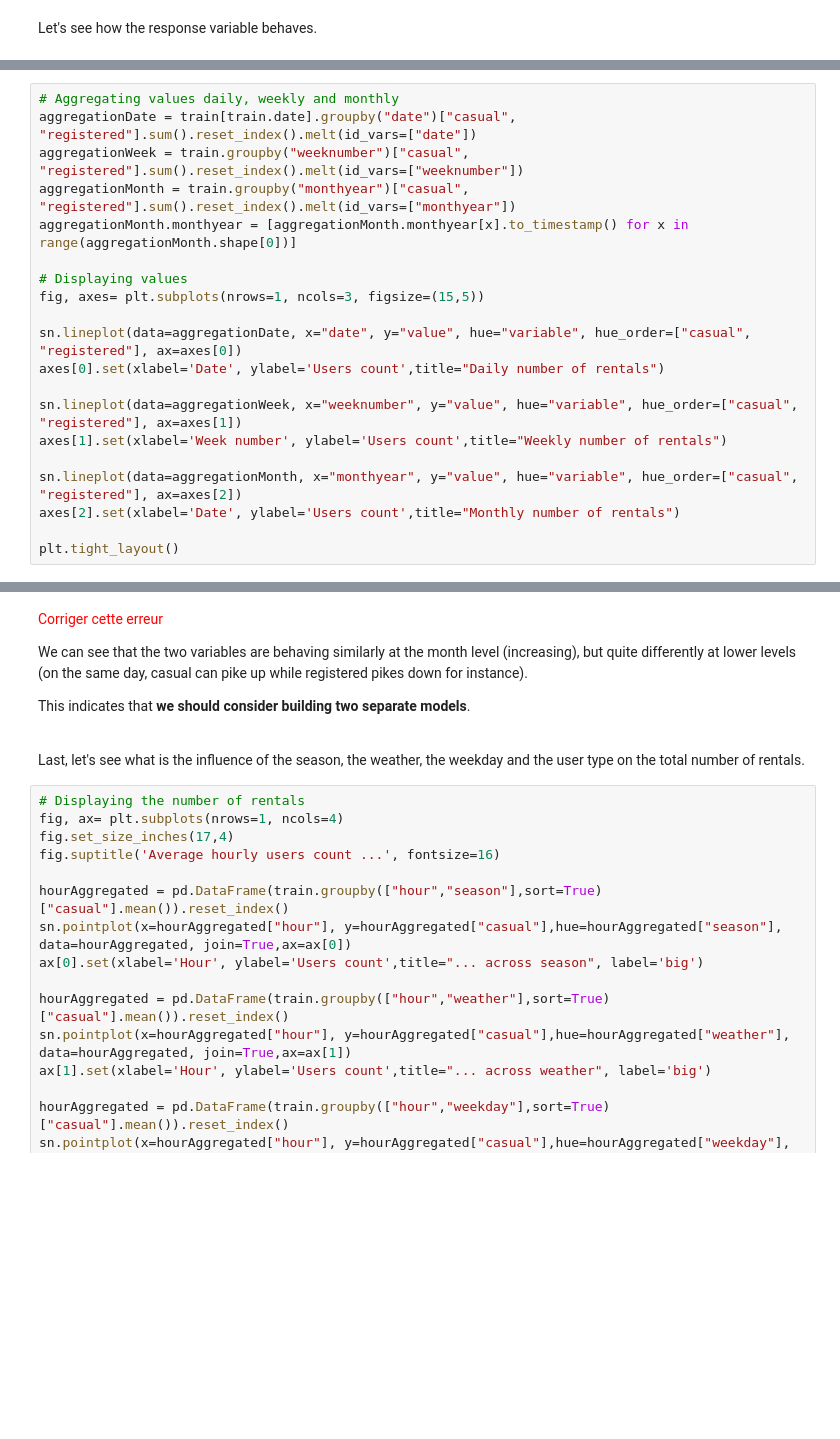
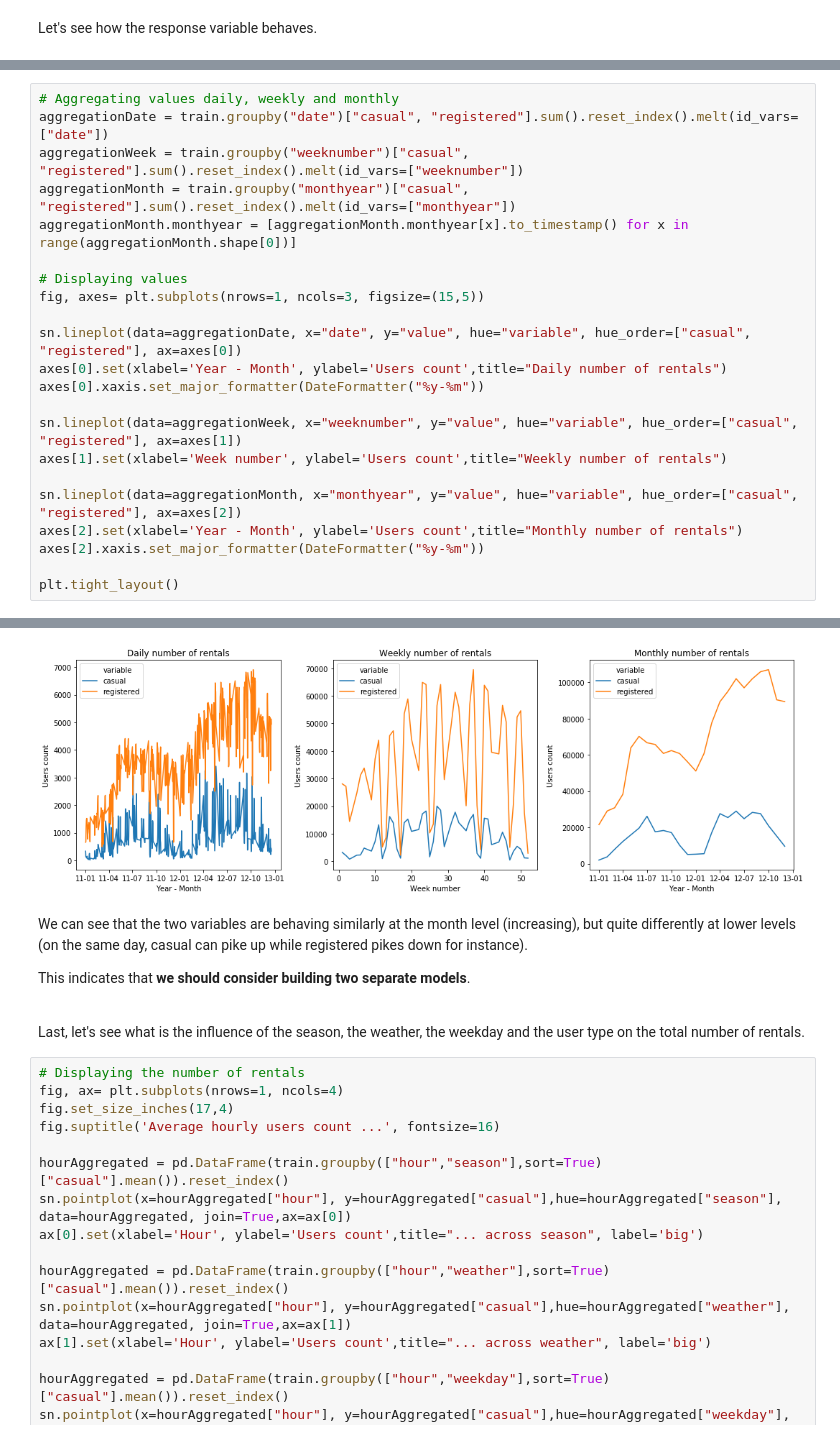
Before and after one commit to InesVA/predicting-bike-sharing-demand, a Jupyter notebook: Bike Sharing Prediction.ipynb, the cells around one changed output, grey strips where cells are left out. Saved outputs shown, nothing was run; the diff lists cells and outputs as text; blank space fills up the shorter version.

````diff
--- a/Bike Sharing Prediction.ipynb
+++ b/Bike Sharing Prediction.ipynb
@@ -213,7 +218,7 @@ plt.tight_layout()
 Instead of predicting the variable ```count```, we could predict separately ```casual``` and ```registered```, and add their predictions to obtain ```count```. This would be useful if their behaviors were dissimilar and if they needed to be modelled differently. Let's see what we should do.
 # %%
 # Aggregating values daily, weekly and monthly
-aggregationDate = train[train.date].groupby("date")["casual", "registered"].sum().reset_index().melt(id_vars=["date"])
+aggregationDate = train.groupby("date")["casual", "registered"].sum().reset_index().melt(id_vars=["date"])
 aggregationWeek = train.groupby("weeknumber")["casual", "registered"].sum().reset_index().melt(id_vars=["weeknumber"])
 aggregationMonth = train.groupby("monthyear")["casual", "registered"].sum().reset_index().melt(id_vars=["monthyear"])
 aggregationMonth.monthyear = [aggregationMonth.monthyear[x].to_timestamp() for x in range(aggregationMonth.shape[0])]
@@ -222,13 +227,15 @@ aggregationMonth.monthyear = [aggregationMonth.monthyear[x].to_timestamp() for x
 fig, axes= plt.subplots(nrows=1, ncols=3, figsize=(15,5))
 
 sn.lineplot(data=aggregationDate, x="date", y="value", hue="variable", hue_order=["casual", "registered"], ax=axes[0])
-axes[0].set(xlabel='Date', ylabel='Users count',title="Daily number of rentals")
+axes[0].set(xlabel='Year - Month', ylabel='Users count',title="Daily number of rentals")
+axes[0].xaxis.set_major_formatter(DateFormatter("%y-%m"))
 
 sn.lineplot(data=aggregationWeek, x="weeknumber", y="value", hue="variable", hue_order=["casual", "registered"], ax=axes[1])
 axes[1].set(xlabel='Week number', ylabel='Users count',title="Weekly number of rentals")
 
 sn.lineplot(data=aggregationMonth, x="monthyear", y="value", hue="variable", hue_order=["casual", "registered"], ax=axes[2])
-axes[2].set(xlabel='Date', ylabel='Users count',title="Monthly number of rentals")
+axes[2].set(xlabel='Year - Month', ylabel='Users count',title="Monthly number of rentals")
+axes[2].xaxis.set_major_formatter(DateFormatter("%y-%m"))
 
 plt.tight_layout()
 # %% [output]
@@ -236,6 +242,5 @@ KeyError: "['2011-01-01T00:00:00.000000000' '2011-01-01T00:00:00.000000000'\n '2
+[figure, added]
 # %% [markdown]
-<font color="red">Corriger cette erreur </font>
-
 We can see that the two variables are behaving similarly at the month level (increasing), but quite differently at lower levels (on the same day, casual can pike up while registered pikes down for instance).
 
 This indicates that **we should consider building two separate models**.
````
Also changed, not shown: parts of 16 cells of this notebook.
